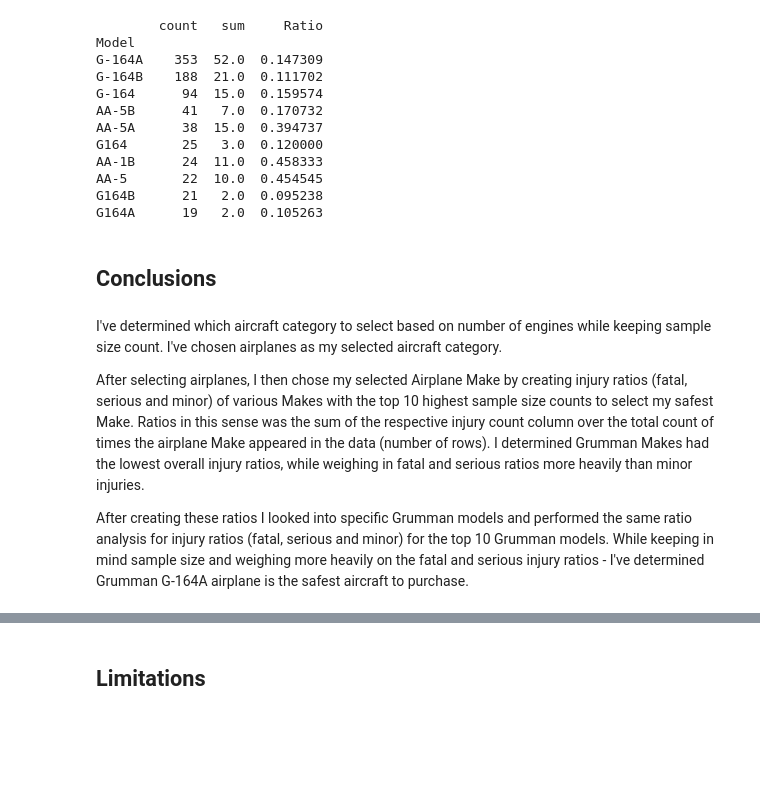
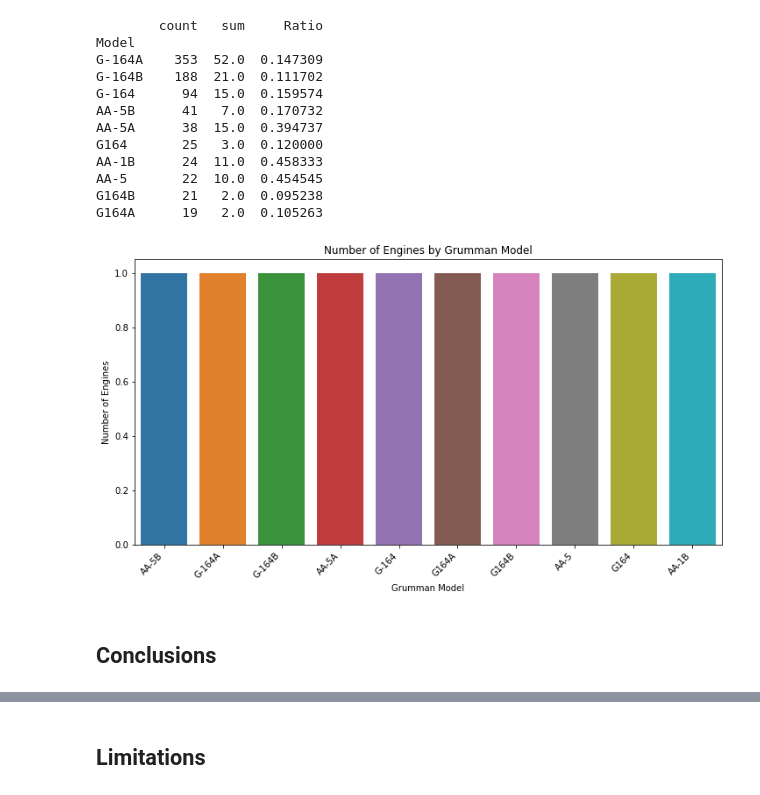
Before and after one commit to justinnllee/Aircraft_Safety_Analysis, a Jupyter notebook: notebook.ipynb, the cells around one changed output, grey strips where cells are left out. Drawn from its saved outputs; the diff is of its cells as text; code cells hidden in the pictures; blank space fills up the shorter version.

```diff
--- a/notebook.ipynb
+++ b/notebook.ipynb
@@ -384,11 +384,29 @@ AA-1B      24  11.0  0.458333
 AA-5       22  10.0  0.454545
 G164B      21   2.0  0.095238
 G164A      19   2.0  0.105263
+# %%
+#ASK MARC IF THIS CHART IS EVEN NEEDED
+
+#Lets examine the number of engines per the top 10 Grumman Models.
+#Number of engines can be correlated to safety of the Model.
+
+#Plot number of engines per top 10 Grumman Models
+top10models = df_grumman['Model'].value_counts().nlargest(10).index
+
+plt.figure(figsize=(12, 6))
+
+top10grummans = df_grumman[df_grumman['Model'].isin(top10models)]
+
+sns.barplot(x='Model', y='Number.of.Engines', data=top10grummans)
+
+plt.title('Number of Engines by Grumman Model')
+plt.xlabel('Grumman Model')
+plt.ylabel('Number of Engines')
+
+plt.xticks(rotation=45, ha='right')
+
+plt.show()
+# %% [output]
+[figure, added]
 # %% [markdown]
 ## Conclusions
-# %% [markdown]
-I've determined which aircraft category to select based on number of engines while keeping sample size count. I've chosen airplanes as my selected aircraft category.
-
-After selecting airplanes, I then chose my selected Airplane Make by creating injury ratios (fatal, serious and minor) of various Makes with the top 10 highest sample size counts to select my safest Make. Ratios in this sense was the sum of the respective injury count column over the total count of times the airplane Make appeared in the data (number of rows). I determined Grumman Makes had the lowest overall injury ratios, while weighing in fatal and serious ratios more heavily than minor injuries.
-
-After creating these ratios I looked into specific Grumman models and performed the same ratio analysis for injury ratios (fatal, serious and minor) for the top 10 Grumman models. While keeping in mind sample size and weighing more heavily on the fatal and serious injury ratios - I've determined Grumman G-164A airplane is the safest aircraft to purchase.
```
Also changed, not shown: parts of 4 cells of this notebook.
